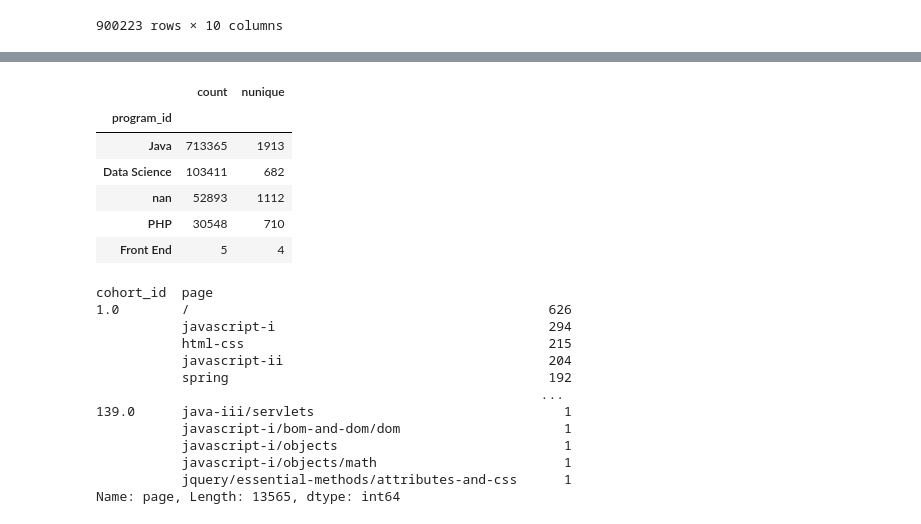
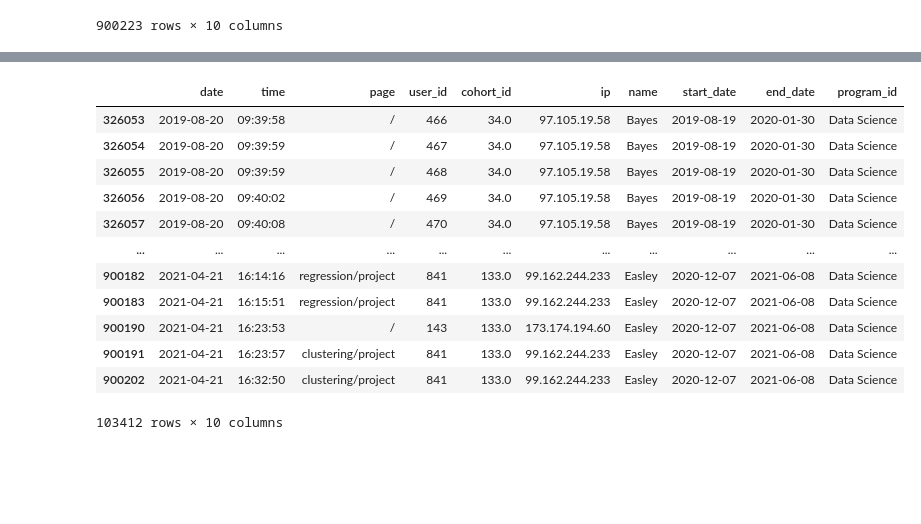
Before and after one commit to Codeup-Mirzakhani-Group1-Project/project-5_anomaly_detection, a Jupyter notebook: rae-project-work.ipynb, the cells around one changed output, grey strips where cells are left out. Cells and saved outputs as stored; diff of their text form; code cells hidden in the pictures; blank space fills up the shorter version.

```diff
--- a/rae-project-work.ipynb
+++ b/rae-project-work.ipynb
@@ -444,26 +99,18 @@ program_views = df.groupby(['program_id'])['page'].agg(['count', 'nunique'])
-# %%
-program_views.sort_values(by='count', ascending=False)
-# %% [output]
-|  | count | nunique |
-| program_id |  |  |
-| Java | 713365 | 1913 |
-| Data Science | 103411 | 682 |
-| nan | 52893 | 1112 |
-| PHP | 30548 | 710 |
-| Front End | 5 | 4 |
-# %%
-df.groupby('cohort_id')['page'].value_counts()
-# %% [output]
-cohort_id  page
-1.0        /                                              626
-           javascript-i                                   294
-           html-css                                       215
-           javascript-ii                                  204
-           spring                                         192
-                                                         ...
-139.0      java-iii/servlets                                1
-           javascript-i/bom-and-dom/dom                     1
-           javascript-i/objects                             1
-           javascript-i/objects/math                        1
-           jquery/essential-methods/attributes-and-css      1
-Name: page, Length: 13565, dtype: int64
+# %%
+ds=df[df.program_id=='Data Science']
+# %%
+ds
+# %% [output]
+|  | date | time | page | user_id | cohort_id | ip | name | start_date | end_date | program_id |
+| 326053 | 2019-08-20 | 09:39:58 | / | 466 | 34.0 | 97.105.19.58 | Bayes | 2019-08-19 | 2020-01-30 | Data Science |
+| 326054 | 2019-08-20 | 09:39:59 | / | 467 | 34.0 | 97.105.19.58 | Bayes | 2019-08-19 | 2020-01-30 | Data Science |
+| 326055 | 2019-08-20 | 09:39:59 | / | 468 | 34.0 | 97.105.19.58 | Bayes | 2019-08-19 | 2020-01-30 | Data Science |
+| 326056 | 2019-08-20 | 09:40:02 | / | 469 | 34.0 | 97.105.19.58 | Bayes | 2019-08-19 | 2020-01-30 | Data Science |
+| 326057 | 2019-08-20 | 09:40:08 | / | 470 | 34.0 | 97.105.19.58 | Bayes | 2019-08-19 | 2020-01-30 | Data Science |
+| ... | ... | ... | ... | ... | ... | ... | ... | ... | ... | ... |
+| 900182 | 2021-04-21 | 16:14:16 | regression/project | 841 | 133.0 | 99.162.244.233 | Easley | 2020-12-07 | 2021-06-08 | Data Science |
+| 900183 | 2021-04-21 | 16:15:51 | regression/project | 841 | 133.0 | 99.162.244.233 | Easley | 2020-12-07 | 2021-06-08 | Data Science |
+| 900190 | 2021-04-21 | 16:23:53 | / | 143 | 133.0 | 173.174.194.60 | Easley | 2020-12-07 | 2021-06-08 | Data Science |
+| 900191 | 2021-04-21 | 16:23:57 | clustering/project | 841 | 133.0 | 99.162.244.233 | Easley | 2020-12-07 | 2021-06-08 | Data Science |
+| 900202 | 2021-04-21 | 16:32:50 | clustering/project | 841 | 133.0 | 99.162.244.233 | Easley | 2020-12-07 | 2021-06-08 | Data Science |
+103412 rows × 10 columns
```
Also changed, not shown: parts of 55 cells of this notebook.
